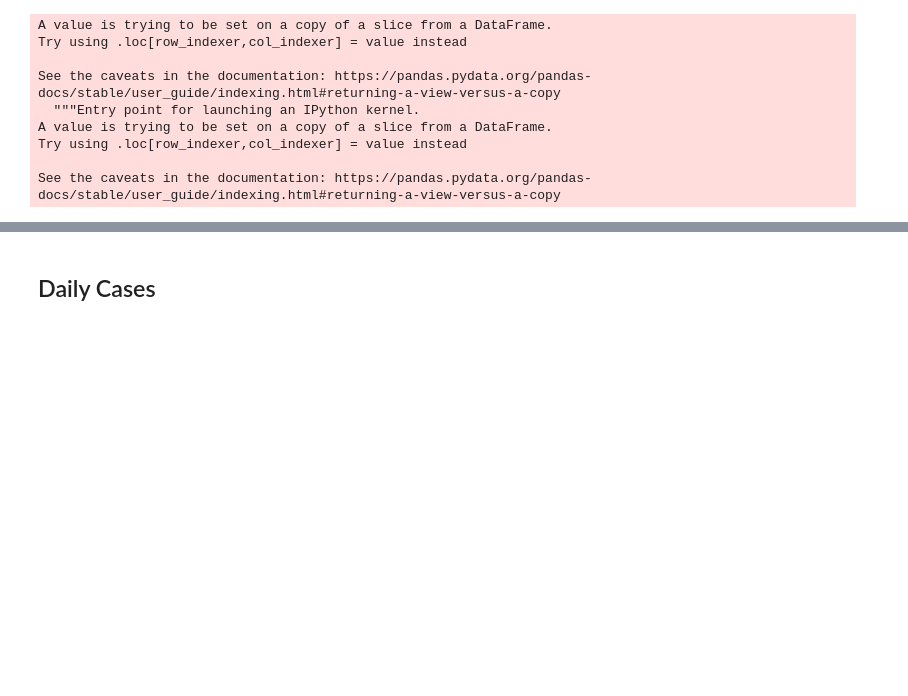
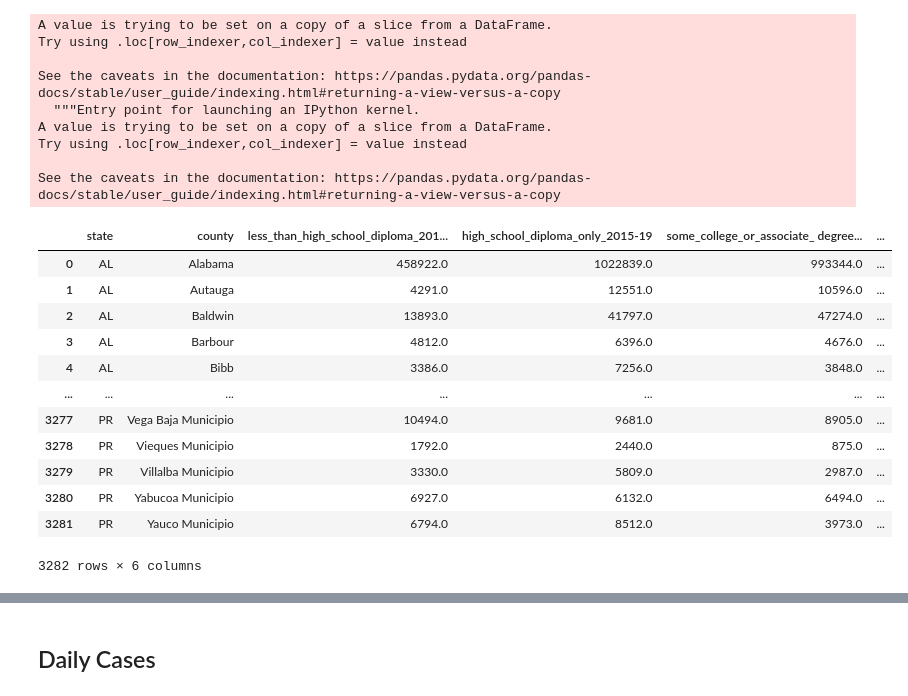
Before and after one commit to CCom20/covid-ml-application, a Jupyter notebook: notebooks/data_cleaning_notebook.ipynb, the cells around one changed output, grey strips where cells are left out. Cells and saved outputs as stored; diff of their text form; code cells hidden in the pictures; blank space fills up the shorter version.

```diff
--- a/notebooks/data_cleaning_notebook.ipynb
+++ b/notebooks/data_cleaning_notebook.ipynb
@@ -177,3 +177,21 @@ A value is trying to be set on a copy of a slice from a DataFrame.
 Try using .loc[row_indexer,col_indexer] = value instead
 
 See the caveats in the documentation: https://pandas.pydata.org/pandas-docs/stable/user_guide/indexing.html#returning-a-view-versus-a-copy
+# %%
+education_data = pd.read_csv("../data/county-level-education-stats-2015-2019.csv")
+# %%
+education_data
+# %% [output]
+|  | state | county | less_than_high_school_diploma_201... | high_school_diploma_only_2015-19 | some_college_or_associate_ degree... | ... |
+| 0 | AL | Alabama | 458922.0 | 1022839.0 | 993344.0 | ... |
+| 1 | AL | Autauga | 4291.0 | 12551.0 | 10596.0 | ... |
+| 2 | AL | Baldwin | 13893.0 | 41797.0 | 47274.0 | ... |
+| 3 | AL | Barbour | 4812.0 | 6396.0 | 4676.0 | ... |
+| 4 | AL | Bibb | 3386.0 | 7256.0 | 3848.0 | ... |
+| ... | ... | ... | ... | ... | ... | ... |
+| 3277 | PR | Vega Baja Municipio | 10494.0 | 9681.0 | 8905.0 | ... |
+| 3278 | PR | Vieques Municipio | 1792.0 | 2440.0 | 875.0 | ... |
+| 3279 | PR | Villalba Municipio | 3330.0 | 5809.0 | 2987.0 | ... |
+| 3280 | PR | Yabucoa Municipio | 6927.0 | 6132.0 | 6494.0 | ... |
+| 3281 | PR | Yauco Municipio | 6794.0 | 8512.0 | 3973.0 | ... |
+3282 rows × 6 columns
```
Also changed, not shown: parts of 6 cells of this notebook, 5 other files.
